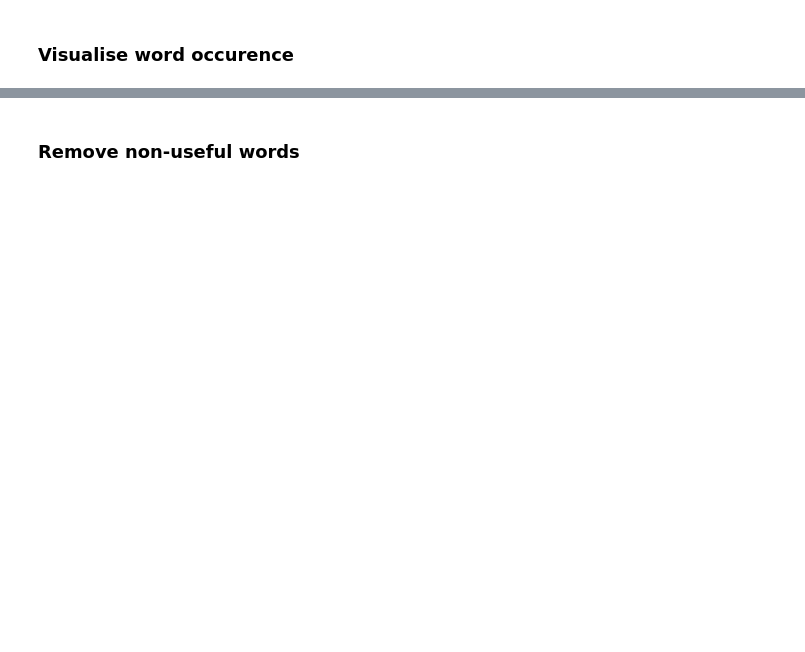
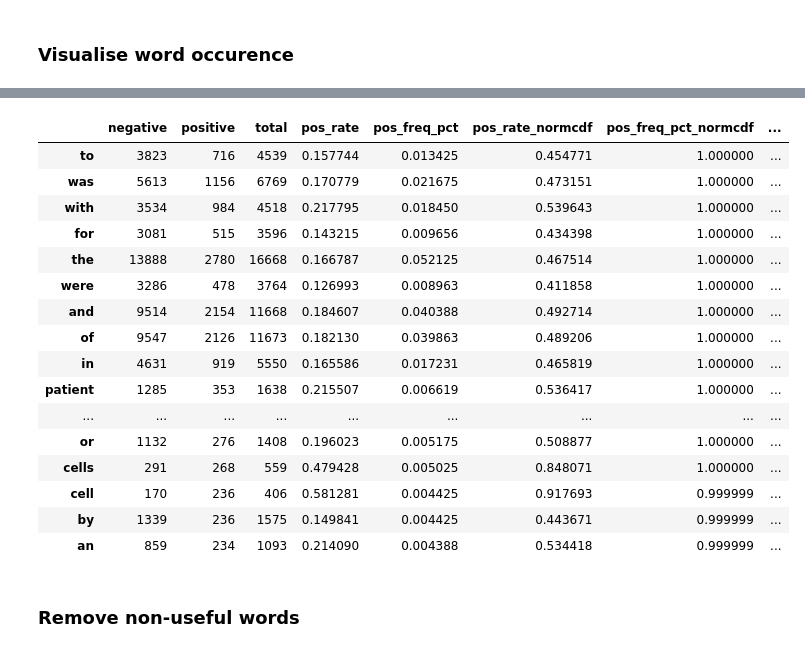
Before and after one commit to anaidpm/PhD, a Jupyter notebook: Word Cloud - Copy.ipynb, the cells around one changed output, grey strips where cells are left out. Cells and saved outputs as stored; diff of their text form; code cells hidden in the pictures; blank space fills up the shorter version.

```diff
--- a/Word Cloud - Copy.ipynb
+++ b/Word Cloud - Copy.ipynb
@@ -137,3 +186,5 @@ vect.get_feature_names()
+# %%
+ dfbig=pd.concat([df1.Case,df2.Case])
 # %% [markdown]
 ### Visualise word occurence
 # %%
@@ -169,3 +220,51 @@ plotFeatures(df1)
+# %%
+def visualise(vec):
+
+    vec.fit(dfbig)
+
+    neg_train = df1.Case
+    pos_train = df2.Case
+    neg_doc_matrix = vec.transform(neg_train)
+    pos_doc_matrix = vec.transform(pos_train)
+    neg_tf = np.sum(neg_doc_matrix,axis=0)
+    pos_tf = np.sum(pos_doc_matrix,axis=0)
+
+    from scipy.stats import hmean
+    from scipy.stats import norm
+    def normcdf(x):return norm.cdf(x, x.mean(), x.std())
+
+    neg = np.squeeze(np.asarray(neg_tf))
+    pos = np.squeeze(np.asarray(pos_tf))
+    term_freq_df2 = pd.DataFrame([neg,pos],columns=vec.get_feature_names()).transpose()
+    term_freq_df2.columns = ['negative', 'positive']
+    term_freq_df2['total'] = term_freq_df2['negative'] + term_freq_df2['positive']
+    term_freq_df2['pos_rate'] = term_freq_df2['positive'] * 1./term_freq_df2['total']
+    term_freq_df2['pos_freq_pct'] = term_freq_df2['positive'] * 1./term_freq_df2['positive'].sum()
+    term_freq_df2['pos_rate_normcdf'] = normcdf(term_freq_df2['pos_rate'])
+    term_freq_df2['pos_freq_pct_normcdf'] = normcdf(term_freq_df2['pos_freq_pct'])
+    term_freq_df2['pos_normcdf_hmean'] = hmean([term_freq_df2['pos_rate_normcdf'], term_freq_df2['pos_freq_pct_normcdf']])
+
+    return term_freq_df2.sort_values(by='pos_freq_pct_normcdf', ascending=False).iloc[:20]
+cvec = CountVectorizer(max_features=10000)
+visualise(cvec)
+# %% [output]
+|  | negative | positive | total | pos_rate | pos_freq_pct | pos_rate_normcdf | pos_freq_pct_normcdf | ... |
+| to | 3823 | 716 | 4539 | 0.157744 | 0.013425 | 0.454771 | 1.000000 | ... |
+| was | 5613 | 1156 | 6769 | 0.170779 | 0.021675 | 0.473151 | 1.000000 | ... |
+| with | 3534 | 984 | 4518 | 0.217795 | 0.018450 | 0.539643 | 1.000000 | ... |
+| for | 3081 | 515 | 3596 | 0.143215 | 0.009656 | 0.434398 | 1.000000 | ... |
+| the | 13888 | 2780 | 16668 | 0.166787 | 0.052125 | 0.467514 | 1.000000 | ... |
+| were | 3286 | 478 | 3764 | 0.126993 | 0.008963 | 0.411858 | 1.000000 | ... |
+| and | 9514 | 2154 | 11668 | 0.184607 | 0.040388 | 0.492714 | 1.000000 | ... |
+| of | 9547 | 2126 | 11673 | 0.182130 | 0.039863 | 0.489206 | 1.000000 | ... |
+| in | 4631 | 919 | 5550 | 0.165586 | 0.017231 | 0.465819 | 1.000000 | ... |
+| patient | 1285 | 353 | 1638 | 0.215507 | 0.006619 | 0.536417 | 1.000000 | ... |
+| ... | ... | ... | ... | ... | ... | ... | ... | ... |
+| or | 1132 | 276 | 1408 | 0.196023 | 0.005175 | 0.508877 | 1.000000 | ... |
+| cells | 291 | 268 | 559 | 0.479428 | 0.005025 | 0.848071 | 1.000000 | ... |
+| cell | 170 | 236 | 406 | 0.581281 | 0.004425 | 0.917693 | 0.999999 | ... |
+| by | 1339 | 236 | 1575 | 0.149841 | 0.004425 | 0.443671 | 0.999999 | ... |
+| an | 859 | 234 | 1093 | 0.214090 | 0.004388 | 0.534418 | 0.999999 | ... |
 # %% [markdown]
 ### Remove non-useful words
 # %%
```
Also changed, not shown: parts of 19 cells of this notebook.
